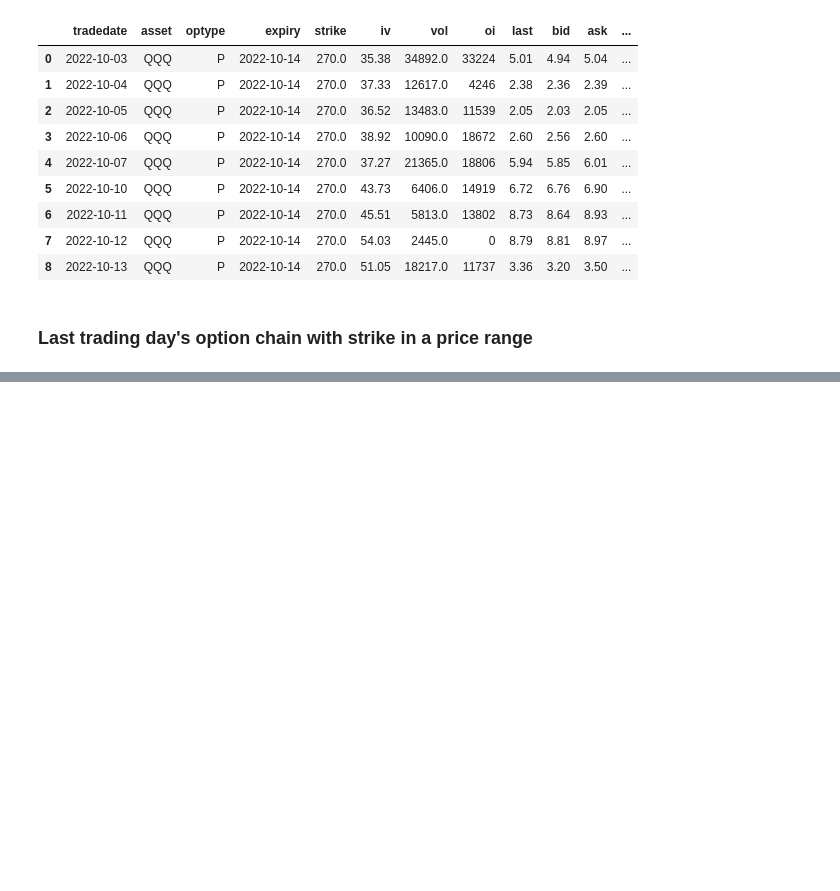
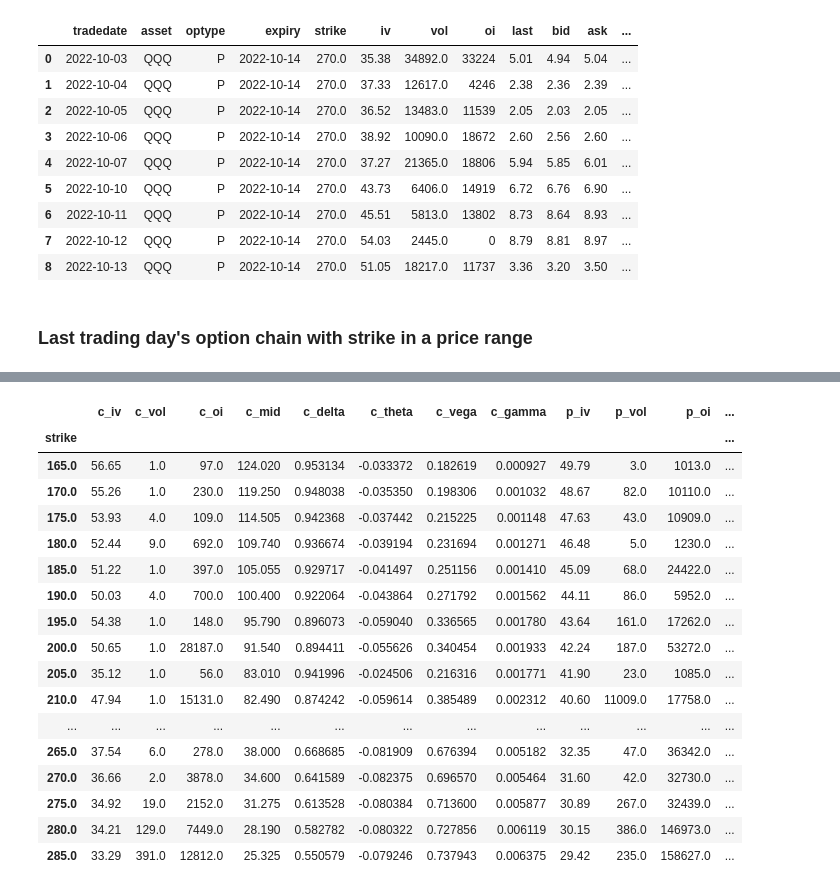
Before and after one commit to willbillionquant/bsoption, a Jupyter notebook: nyopchain-usage.ipynb, the cells around one changed output, grey strips where cells are left out. Saved outputs shown, nothing was run; the diff lists cells and outputs as text; code cells hidden in the pictures; blank space fills up the shorter version.

```diff
--- a/nyopchain-usage.ipynb
+++ b/nyopchain-usage.ipynb
@@ -117,0 +227,8 @@ dfop3
+# %%
+asset3 = 'QQQ'
+tradeday3 = '2022-07-14'
+expiry3 = '2022-12-16'
+opbound3 = 1
+dfop3, info3 = Opchain.loaddayopchain(dfohlcall, tradeday=tradeday3, expiry=expiry3, asset=asset3, opbound=opbound3)
+dfitmcall3 = dfop3.loc[:(info3[-1])]
+dfitmcall3 = dfitmcall3[dfitmcall3['c_iv'] < 60]
@@ -117,0 +253,21 @@ dfop3
+# %%
+dfitmcall3
+# %% [output]
+|  | c_iv | c_vol | c_oi | c_mid | c_delta | c_theta | c_vega | c_gamma | p_iv | p_vol | p_oi | ... |
+| strike |  |  |  |  |  |  |  |  |  |  |  | ... |
+| 165.0 | 56.65 | 1.0 | 97.0 | 124.020 | 0.953134 | -0.033372 | 0.182619 | 0.000927 | 49.79 | 3.0 | 1013.0 | ... |
+| 170.0 | 55.26 | 1.0 | 230.0 | 119.250 | 0.948038 | -0.035350 | 0.198306 | 0.001032 | 48.67 | 82.0 | 10110.0 | ... |
+| 175.0 | 53.93 | 4.0 | 109.0 | 114.505 | 0.942368 | -0.037442 | 0.215225 | 0.001148 | 47.63 | 43.0 | 10909.0 | ... |
+| 180.0 | 52.44 | 9.0 | 692.0 | 109.740 | 0.936674 | -0.039194 | 0.231694 | 0.001271 | 46.48 | 5.0 | 1230.0 | ... |
+| 185.0 | 51.22 | 1.0 | 397.0 | 105.055 | 0.929717 | -0.041497 | 0.251156 | 0.001410 | 45.09 | 68.0 | 24422.0 | ... |
+| 190.0 | 50.03 | 4.0 | 700.0 | 100.400 | 0.922064 | -0.043864 | 0.271792 | 0.001562 | 44.11 | 86.0 | 5952.0 | ... |
+| 195.0 | 54.38 | 1.0 | 148.0 | 95.790 | 0.896073 | -0.059040 | 0.336565 | 0.001780 | 43.64 | 161.0 | 17262.0 | ... |
+| 200.0 | 50.65 | 1.0 | 28187.0 | 91.540 | 0.894411 | -0.055626 | 0.340454 | 0.001933 | 42.24 | 187.0 | 53272.0 | ... |
+| 205.0 | 35.12 | 1.0 | 56.0 | 83.010 | 0.941996 | -0.024506 | 0.216316 | 0.001771 | 41.90 | 23.0 | 1085.0 | ... |
+| 210.0 | 47.94 | 1.0 | 15131.0 | 82.490 | 0.874242 | -0.059614 | 0.385489 | 0.002312 | 40.60 | 11009.0 | 17758.0 | ... |
+| ... | ... | ... | ... | ... | ... | ... | ... | ... | ... | ... | ... | ... |
+| 265.0 | 37.54 | 6.0 | 278.0 | 38.000 | 0.668685 | -0.081909 | 0.676394 | 0.005182 | 32.35 | 47.0 | 36342.0 | ... |
+| 270.0 | 36.66 | 2.0 | 3878.0 | 34.600 | 0.641589 | -0.082375 | 0.696570 | 0.005464 | 31.60 | 42.0 | 32730.0 | ... |
+| 275.0 | 34.92 | 19.0 | 2152.0 | 31.275 | 0.613528 | -0.080384 | 0.713600 | 0.005877 | 30.89 | 267.0 | 32439.0 | ... |
+| 280.0 | 34.21 | 129.0 | 7449.0 | 28.190 | 0.582782 | -0.080322 | 0.727856 | 0.006119 | 30.15 | 386.0 | 146973.0 | ... |
+| 285.0 | 33.29 | 391.0 | 12812.0 | 25.325 | 0.550579 | -0.079246 | 0.737943 | 0.006375 | 29.42 | 235.0 | 158627.0 | ... |
```
Also changed, not shown: parts of 14 cells of this notebook.
